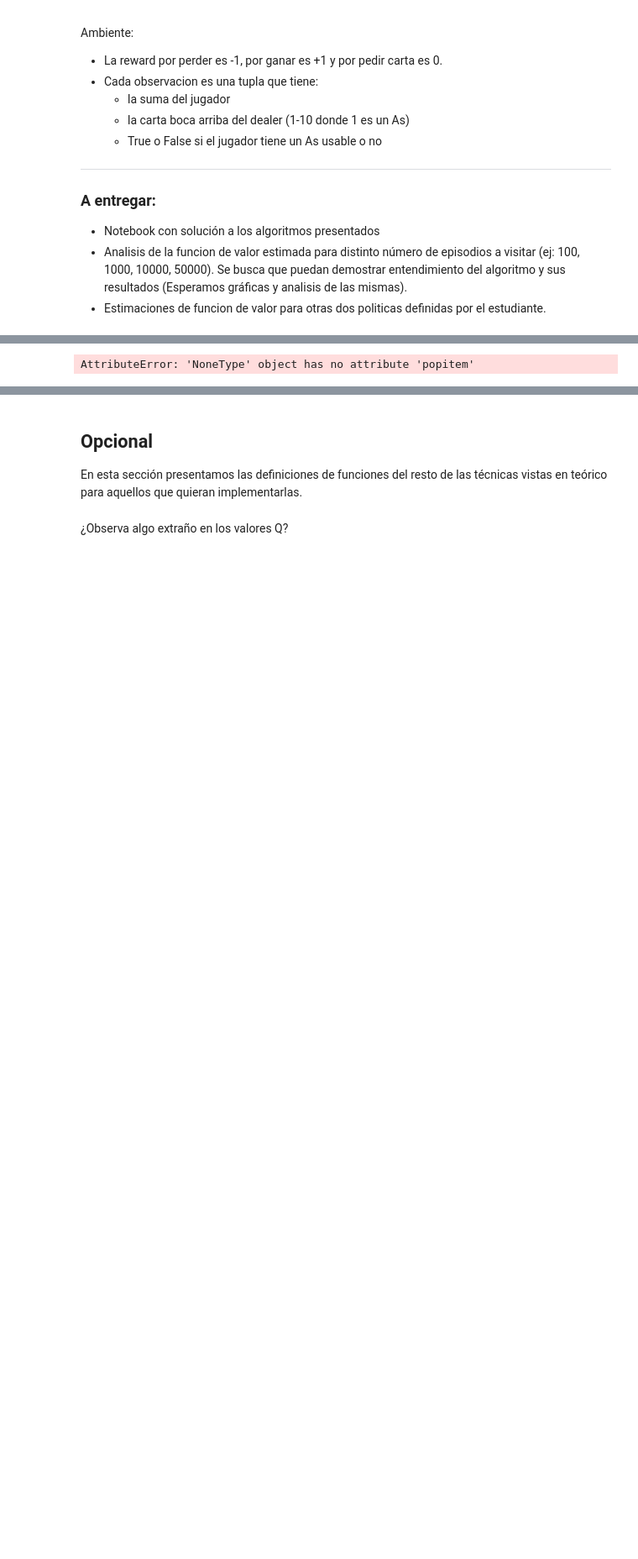
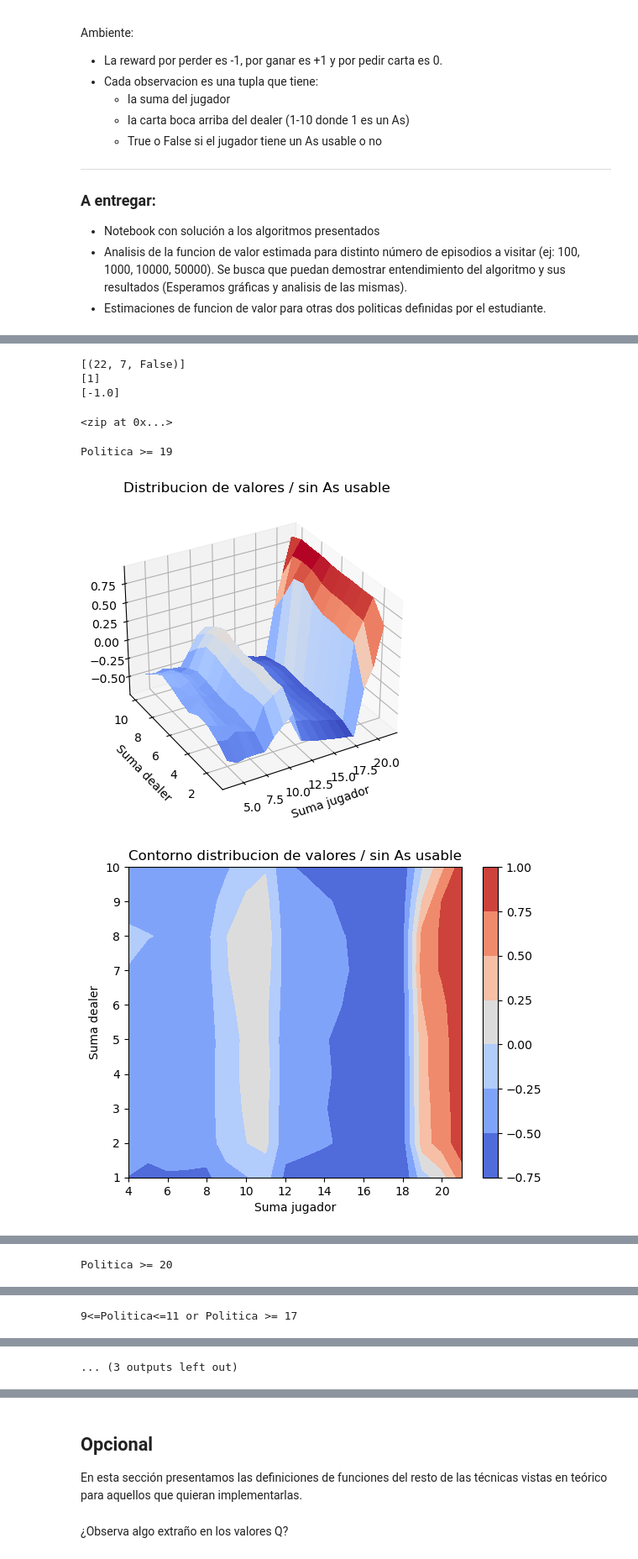
Before and after one commit to MarianoChic09/Agentes-Inteligentes, a Jupyter notebook: Laboratorio 3 - Monte Carlo/Monte Carlo Methods.ipynb, the cells around one changed output, grey strips where cells are left out. Shown at 84% size. Drawn from its saved outputs; the diff is of its cells as text; code cells hidden in the pictures; blank space fills up the shorter version.

```diff
--- a/Laboratorio 3 - Monte Carlo/Monte Carlo Methods.ipynb
+++ b/Laboratorio 3 - Monte Carlo/Monte Carlo Methods.ipynb
@@ -100,0 +143,3 @@ def sample_policy(observation):
+# %%
+env.reset()[0]
+env.step(action)
@@ -115,0 +184,11 @@ def first_visit_mc_prediction(policy, env, number_episodes, gamma=1):
+# %%
+states, actions, rewards = generate_episode(sample_policy, env)
+print(states)
+print(actions)
+print(rewards)
+episode = zip(states, actions, rewards)
+# %% [output]
+[(22, 7, False)]
+[1]
+[-1.0]
+<zip at 0x...>
@@ -116,11 +211,37 @@ def first_visit_mc_prediction(policy, env, number_episodes, gamma=1):
+# %%
+def first_visit_mc_prediction(policy, env, number_episodes, gamma=1):
+    returns_sum = defaultdict(float)
+    returns_count = defaultdict(float)
+    V = defaultdict(float)
+    for n_episodes in range(number_episodes):
+        episode = generate_episode(policy, env)
+        visited_states = set([x[0] for x in episode])
+        for state in visited_states:
+            first_visit = next(i for i, x in enumerate(episode) if x[0] == state)
+            G = sum([x[2]*(gamma**i) for i,x in enumerate(episode[first_visit:])])
+            returns_sum[state] += G
+            returns_count[state] += 1
+            V[state] = returns_sum[state]/returns_count[state]
+    return V
 # %%
 # Uso copy popitem modifica la estructura
 from copy import copy
+number_episodes = 1000000
+value = first_visit_mc_prediction(sample_policy, env, number_episodes = number_episodes)
+value_20 = first_visit_mc_prediction(sample_policy_20, env, number_episodes = number_episodes)
+value_2 = first_visit_mc_prediction(policy_2, env, number_episodes = number_episodes)
 
-value = first_visit_mc_prediction(sample_policy, env, number_episodes=50000)
-
-valueaux = copy(value)
-for i in range(10):
-    print(valueaux.popitem())
+# valueaux = copy(value)
+# for i in range(10):
+    #print(valueaux.popitem())
-# %% [output]
-AttributeError: 'NoneType' object has no attribute 'popitem'
+# %%
+print('Politica >= 19')
+plot_value_distribution(value)
+print('Politica >= 20')
+plot_value_distribution(value_20)
+print('9<=Politica<=11 or Politica >= 17 ')
+plot_value_distribution(value_2)
+# %% [output]
+Politica >= 19
+[figure, added]
+[figure, added]
@@ -126,0 +250 @@ AttributeError: 'NoneType' object has no attribute 'popitem'
+Politica >= 20
@@ -126,0 +255 @@ AttributeError: 'NoneType' object has no attribute 'popitem'
+9<=Politica<=11 or Politica >= 17
@@ -126,0 +257 @@ AttributeError: 'NoneType' object has no attribute 'popitem'
+... (3 outputs left out)
```
Also changed, not shown: parts of 26 cells of this notebook, 1 other file.
